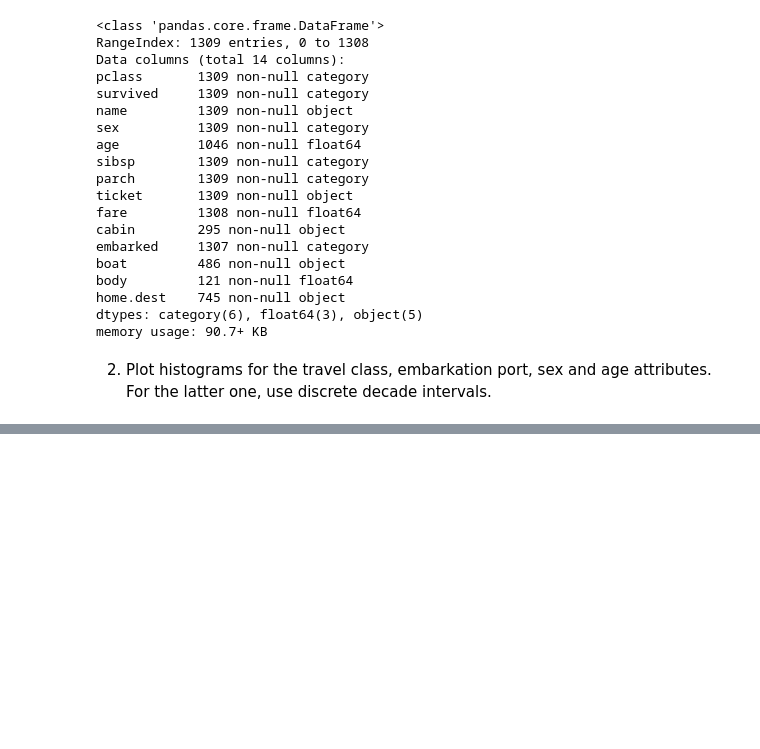
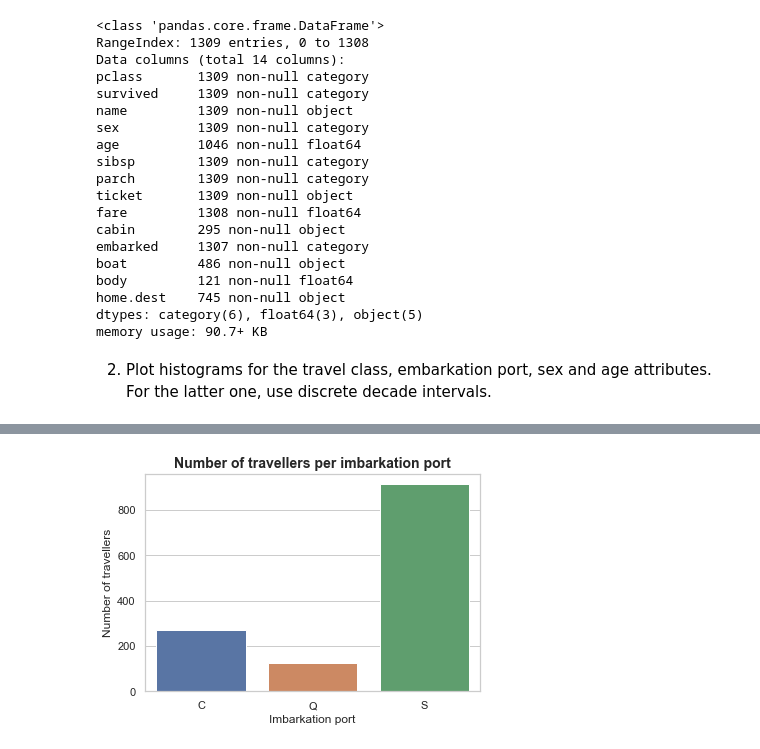
Before and after one commit to manzocec/DataAnalysis_Exercises, a Jupyter notebook: Homework01/Pandas_DataWrangling_Task03.ipynb, the cells around one changed output, grey strips where cells are left out. Cells and saved outputs as stored; diff of their text form; code cells hidden in the pictures; blank space fills up the shorter version.

```diff
--- a/Homework01/Pandas_DataWrangling_Task03.ipynb
+++ b/Homework01/Pandas_DataWrangling_Task03.ipynb
@@ -138,0 +140,5 @@ titanic_html
+# %%
+plot_hist(titanic_excel['embarked'], 'embarked', 'Number of travellers per imbarkation port', 'Imbarkation port',
+         'Number of travellers')
+# %% [output]
+[figure, added]
```
Also changed, not shown: parts of 23 cells of this notebook.
